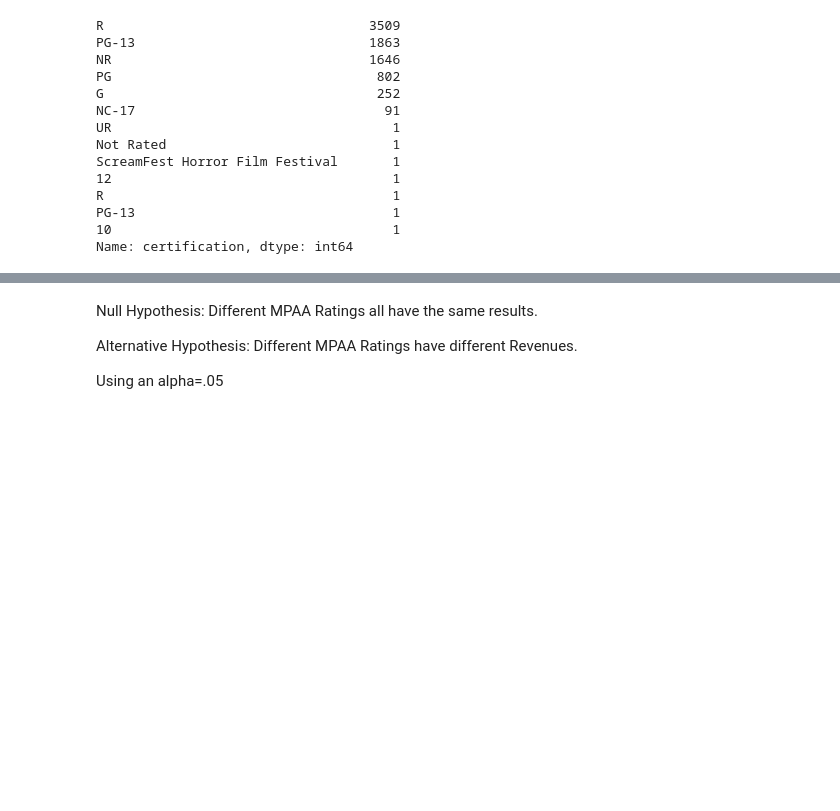
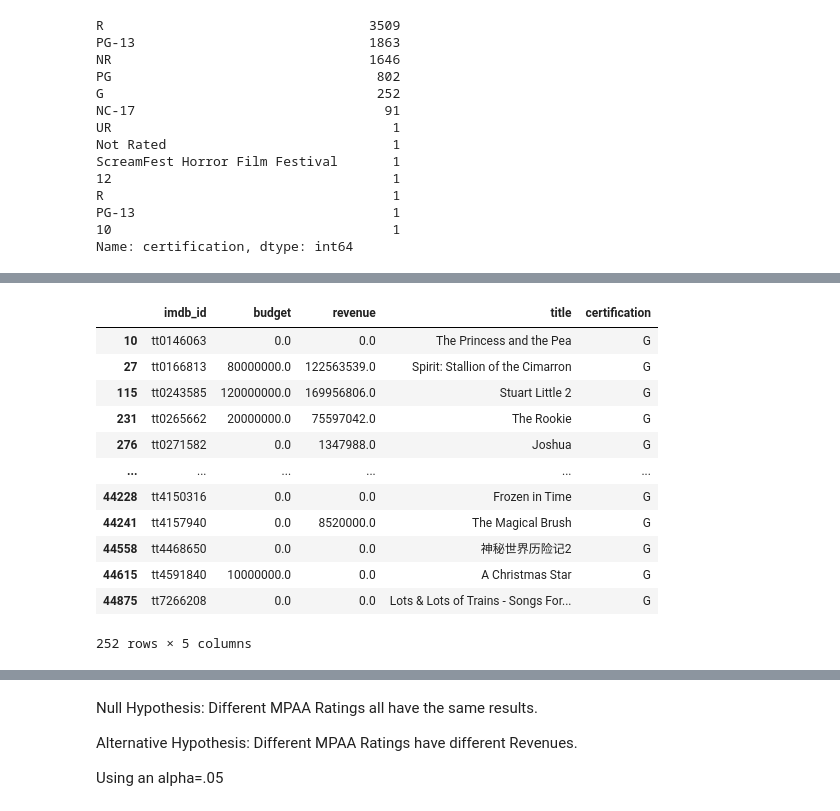
Before and after one commit to fid2445/Project-3-, a Jupyter notebook: Mike Fiddler Project Part 4 Hypothesis Testing.ipynb, the cells around one changed output, grey strips where cells are left out. Saved outputs shown, nothing was run; the diff lists cells and outputs as text; code cells hidden in the pictures; blank space fills up the shorter version.

```diff
--- a/Mike Fiddler Project Part 4 Hypothesis Testing.ipynb
+++ b/Mike Fiddler Project Part 4 Hypothesis Testing.ipynb
@@ -50,0 +84,17 @@ change cert to just the certs you want
+# %%
+g_df = df.loc[(df['certification'] == 'G')]
+g_df
+# %% [output]
+|  | imdb_id | budget | revenue | title | certification |
+| 10 | tt0146063 | 0.0 | 0.0 | The Princess and the Pea | G |
+| 27 | tt0166813 | 80000000.0 | 122563539.0 | Spirit: Stallion of the Cimarron | G |
+| 115 | tt0243585 | 120000000.0 | 169956806.0 | Stuart Little 2 | G |
+| 231 | tt0265662 | 20000000.0 | 75597042.0 | The Rookie | G |
+| 276 | tt0271582 | 0.0 | 1347988.0 | Joshua | G |
+| ... | ... | ... | ... | ... | ... |
+| 44228 | tt4150316 | 0.0 | 0.0 | Frozen in Time | G |
+| 44241 | tt4157940 | 0.0 | 8520000.0 | The Magical Brush | G |
+| 44558 | tt4468650 | 0.0 | 0.0 | 神秘世界历险记2 | G |
+| 44615 | tt4591840 | 10000000.0 | 0.0 | A Christmas Star | G |
+| 44875 | tt7266208 | 0.0 | 0.0 | Lots & Lots of Trains - Songs For... | G |
+252 rows × 5 columns
```
Also changed, not shown: parts of 14 cells of this notebook, 1 other file.
